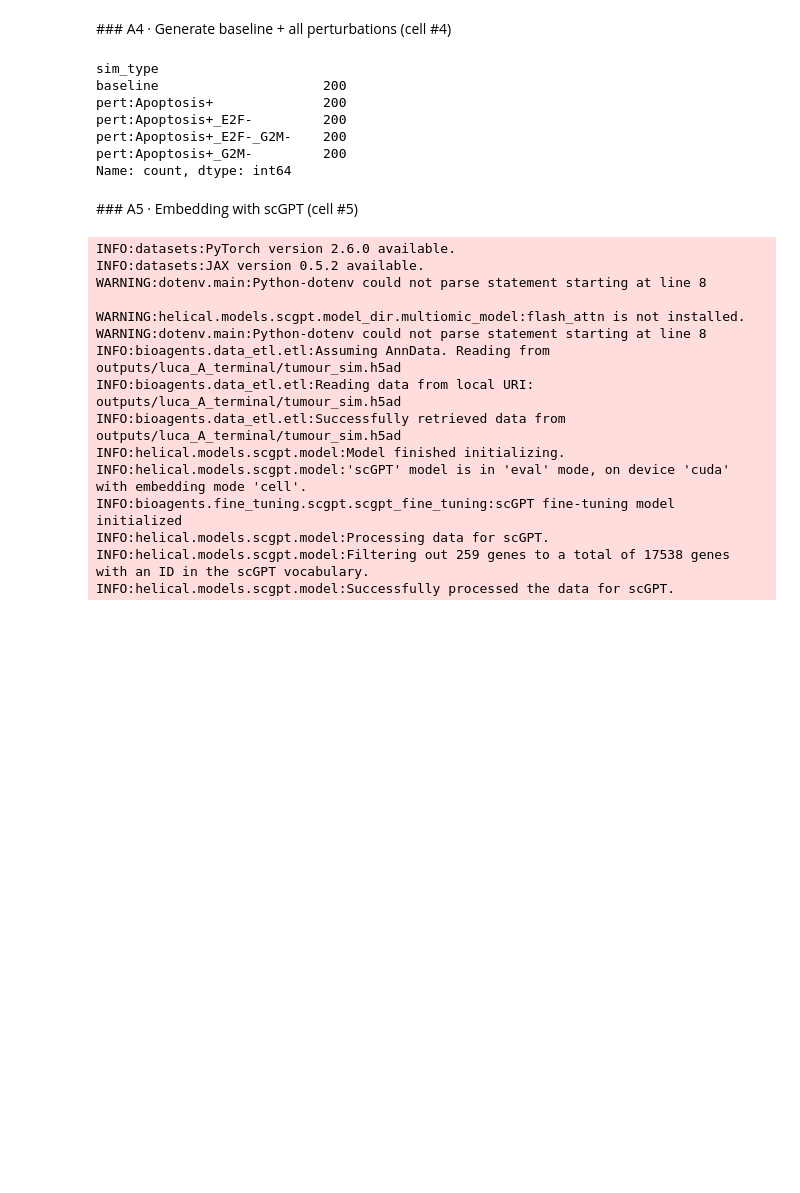
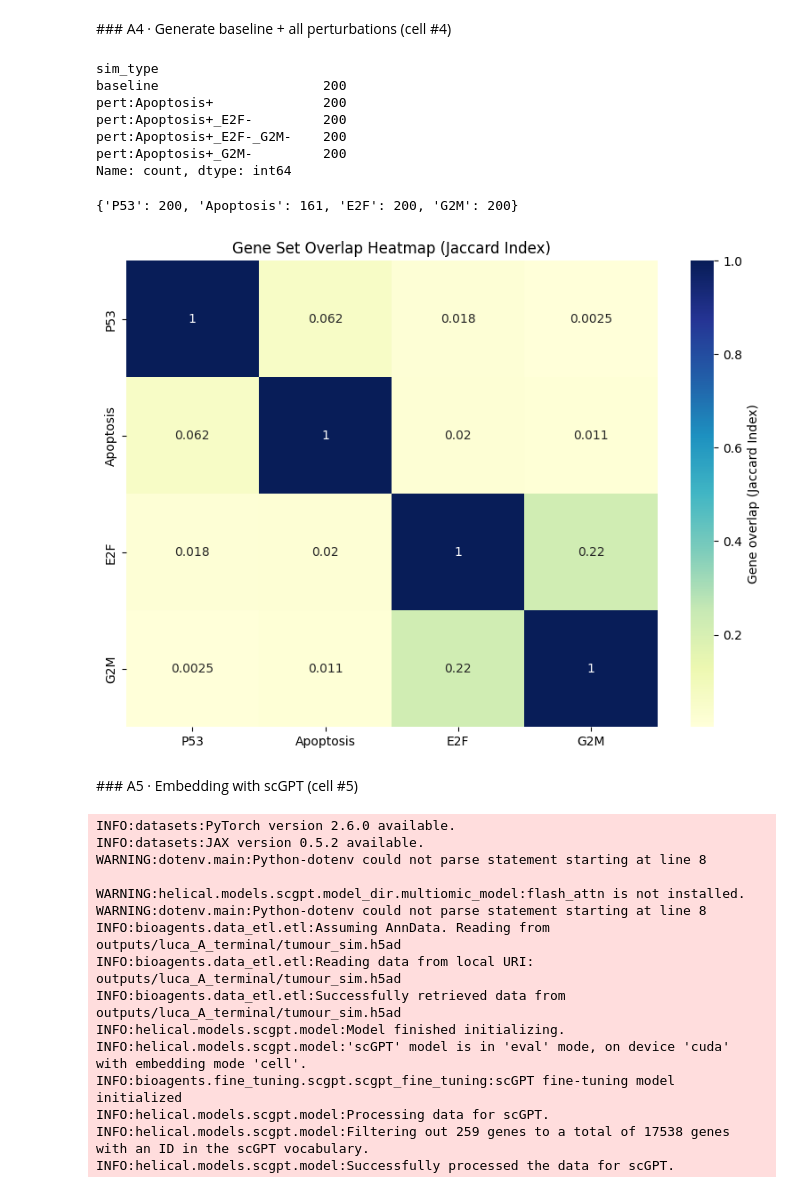
Before and after one commit to issacgoh-helical/HelicalxEli, a Jupyter notebook: cookbooks/simple_GS_sim/GS_sim_v2.ipynb, the cells around one changed output. Drawn from its saved outputs; the diff is of its cells as text; code cells hidden in the pictures; blank space fills up the shorter version.

Commit message:
Added geneset pert v2_3

```diff
--- a/cookbooks/simple_GS_sim/GS_sim_v2.ipynb
+++ b/cookbooks/simple_GS_sim/GS_sim_v2.ipynb
@@ -309,6 +320,77 @@ pert:Apoptosis+_E2F-         200
 pert:Apoptosis+_E2F-_G2M-    200
 pert:Apoptosis+_G2M-         200
 Name: count, dtype: int64
+# %%
+pathways = {
+    "P53": ("HALLMARK_P53_PATHWAY", ("max",), "up"),
+    "Apoptosis": ("HALLMARK_APOPTOSIS", ("max",), "up"),
+    "E2F": ("HALLMARK_E2F_TARGETS", ("min",), "down"),
+    "G2M": ("HALLMARK_G2M_CHECKPOINT", ("min",), "down")
+}
+
+# Using previously fetched hallmark gene sets
+hallmark_gene_counts = {pathway: len(hallmark(geneset[0])) for pathway, geneset in pathways.items()}
+hallmark_gene_counts
+# %% [output]
+{'P53': 200, 'Apoptosis': 161, 'E2F': 200, 'G2M': 200}
+# %%
+pathways = {
+    "P53": ("HALLMARK_P53_PATHWAY", ("max",), "up"),
+    "Apoptosis": ("HALLMARK_APOPTOSIS", ("max",), "up"),
+    "E2F": ("HALLMARK_E2F_TARGETS", ("min",), "down"),
+    "G2M": ("HALLMARK_G2M_CHECKPOINT", ("min",), "down")
+}
+
+# Using previously fetched hallmark gene sets
+hallmark_gene_counts = {pathway: len(hallmark(geneset[0])) for pathway, geneset in pathways.items()}
+hallmark_gene_counts
+
+# Let's fetch the hallmark gene sets again and visualize overlap as a heatmap
+import requests
+import matplotlib.pyplot as plt
+import seaborn as sns
+import pandas as pd
+import numpy as np
+
+# Fetch hallmark gene sets
+url = "https://data.broadinstitute.org/gsea-msigdb/msigdb/release/7.5.1/h.all.v7.5.1.symbols.gmt"
+response = requests.get(url)
+response.raise_for_status()
+
+hallmarks = {}
+for line in response.text.strip().split('\n'):
+    parts = line.split('\t')
+    pathway_name = parts[0]
+    genes = set(parts[2:])
+    hallmarks[pathway_name] = genes
+
+# Your defined pathways
+pathways = {
+    "P53": "HALLMARK_P53_PATHWAY",
+    "Apoptosis": "HALLMARK_APOPTOSIS",
+    "E2F": "HALLMARK_E2F_TARGETS",
+    "G2M": "HALLMARK_G2M_CHECKPOINT"
+}
+
+# Compute overlap matrix
+overlap_matrix = pd.DataFrame(index=pathways.keys(), columns=pathways.keys(), dtype=float)
+
+for p1, gs1 in pathways.items():
+    for p2, gs2 in pathways.items():
+        genes1 = hallmarks[gs1]
+        genes2 = hallmarks[gs2]
+        overlap = len(genes1.intersection(genes2))
+        union = len(genes1.union(genes2))
+        overlap_matrix.loc[p1, p2] = overlap / union
+
+# Plot heatmap
+plt.figure(figsize=(8, 6))
+sns.heatmap(overlap_matrix, annot=True, cmap="YlGnBu", cbar_kws={"label": "Gene overlap (Jaccard Index)"})
+plt.title("Gene Set Overlap Heatmap (Jaccard Index)")
+plt.tight_layout()
+plt.show()
+# %% [output]
+[figure, added]
 # %% [markdown]
 ### A5 · Embedding with scGPT (cell #5)
 # %%
```
Also changed, not shown: parts of 17 cells of this notebook, 2 other files.
